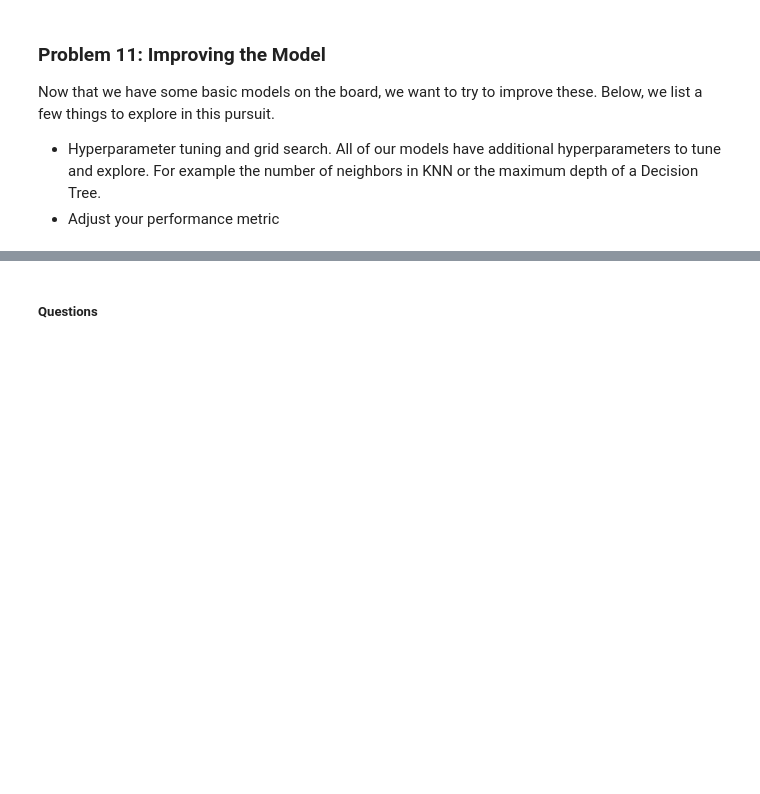
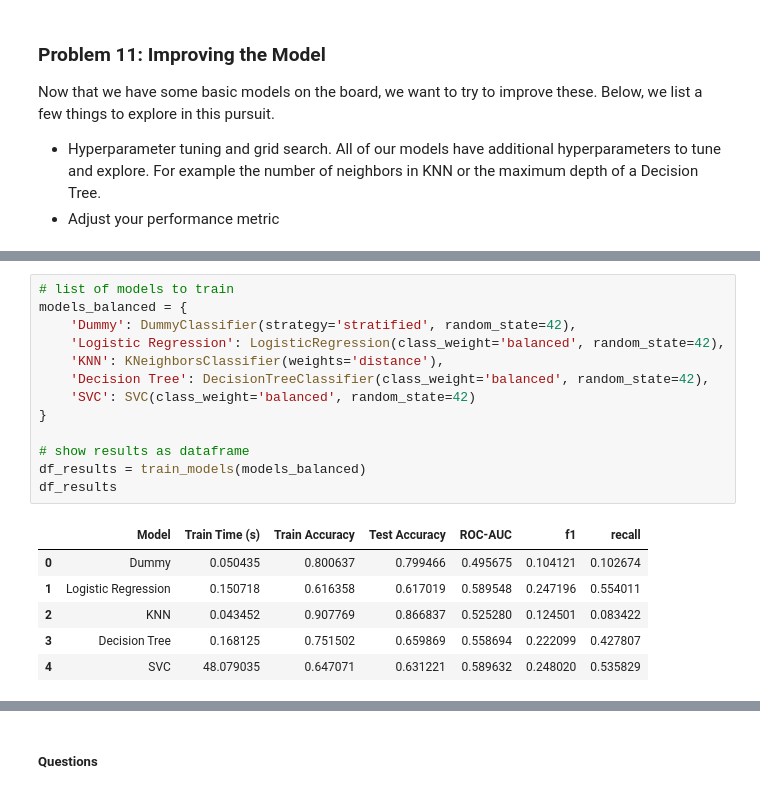
Before and after one commit to weslylaboy/classifiers-performance-comparison, a Jupyter notebook: prompt_III.ipynb, the cells around one changed output, grey strips where cells are left out. Cells and saved outputs as stored; diff of their text form; blank space fills up the shorter version.

```diff
--- a/prompt_III.ipynb
+++ b/prompt_III.ipynb
@@ -559,0 +593,20 @@ Now that we have some basic models on the board, we want to try to improve these
+# %%
+# list of models to train
+models_balanced = {
+    'Dummy': DummyClassifier(strategy='stratified', random_state=42),
+    'Logistic Regression': LogisticRegression(class_weight='balanced', random_state=42),
+    'KNN': KNeighborsClassifier(weights='distance'),
+    'Decision Tree': DecisionTreeClassifier(class_weight='balanced', random_state=42),
+    'SVC': SVC(class_weight='balanced', random_state=42)
+}
+
+# show results as dataframe
+df_results = train_models(models_balanced)
+df_results
+# %% [output]
+|  | Model | Train Time (s) | Train Accuracy | Test Accuracy | ROC-AUC | f1 | recall |
+| 0 | Dummy | 0.050435 | 0.800637 | 0.799466 | 0.495675 | 0.104121 | 0.102674 |
+| 1 | Logistic Regression | 0.150718 | 0.616358 | 0.617019 | 0.589548 | 0.247196 | 0.554011 |
+| 2 | KNN | 0.043452 | 0.907769 | 0.866837 | 0.525280 | 0.124501 | 0.083422 |
+| 3 | Decision Tree | 0.168125 | 0.751502 | 0.659869 | 0.558694 | 0.222099 | 0.427807 |
+| 4 | SVC | 48.079035 | 0.647071 | 0.631221 | 0.589632 | 0.248020 | 0.535829 |
```
Also changed, not shown: parts of 20 cells of this notebook.
